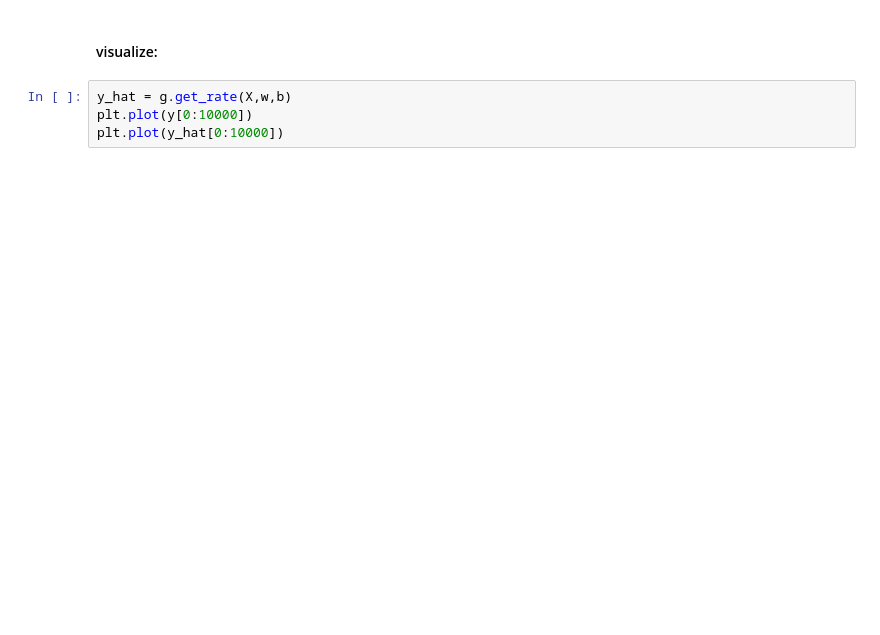
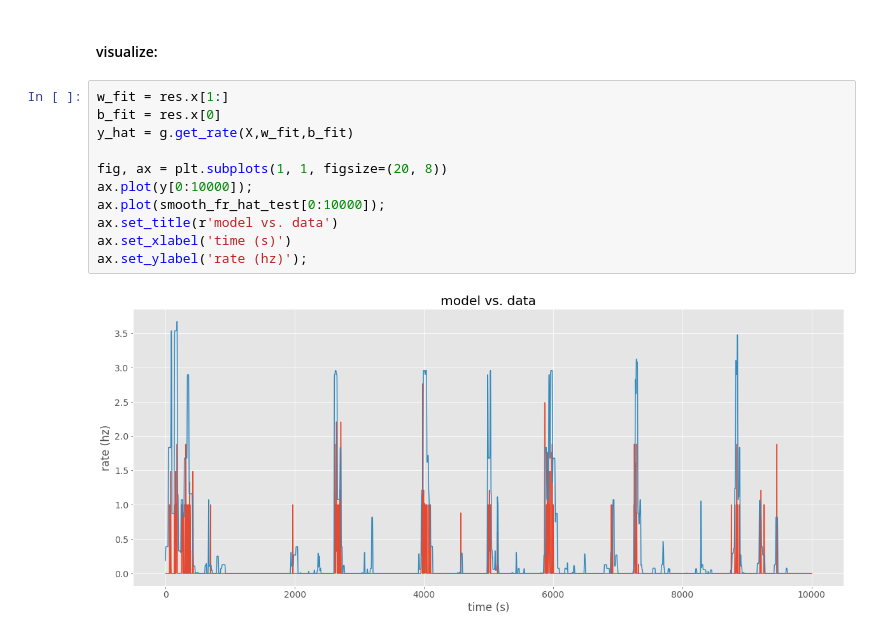
Before and after one commit to jncarpen/GLM-eb, a Jupyter notebook: GLM-eb.ipynb, the cells around one changed output. Cells and saved outputs as stored; diff of their text form; blank space fills up the shorter version.

```diff
--- a/GLM-eb.ipynb
+++ b/GLM-eb.ipynb
@@ -243,6 +279,15 @@ res = g.bfgs(data,param);
 # %% [markdown]
 #### visualize:
-# %%
-y_hat = g.get_rate(X,w,b)
-plt.plot(y[0:10000])
-plt.plot(y_hat[0:10000])
+# %%
+w_fit = res.x[1:]
+b_fit = res.x[0]
+y_hat = g.get_rate(X,w_fit,b_fit)
+
+fig, ax = plt.subplots(1, 1, figsize=(20, 8))
+ax.plot(y[0:10000]);
+ax.plot(smooth_fr_hat_test[0:10000]);
+ax.set_title(r'model vs. data')
+ax.set_xlabel('time (s)')
+ax.set_ylabel('rate (hz)');
+# %% [output]
+[figure, added]
```
Also changed, not shown: parts of 11 cells of this notebook.
